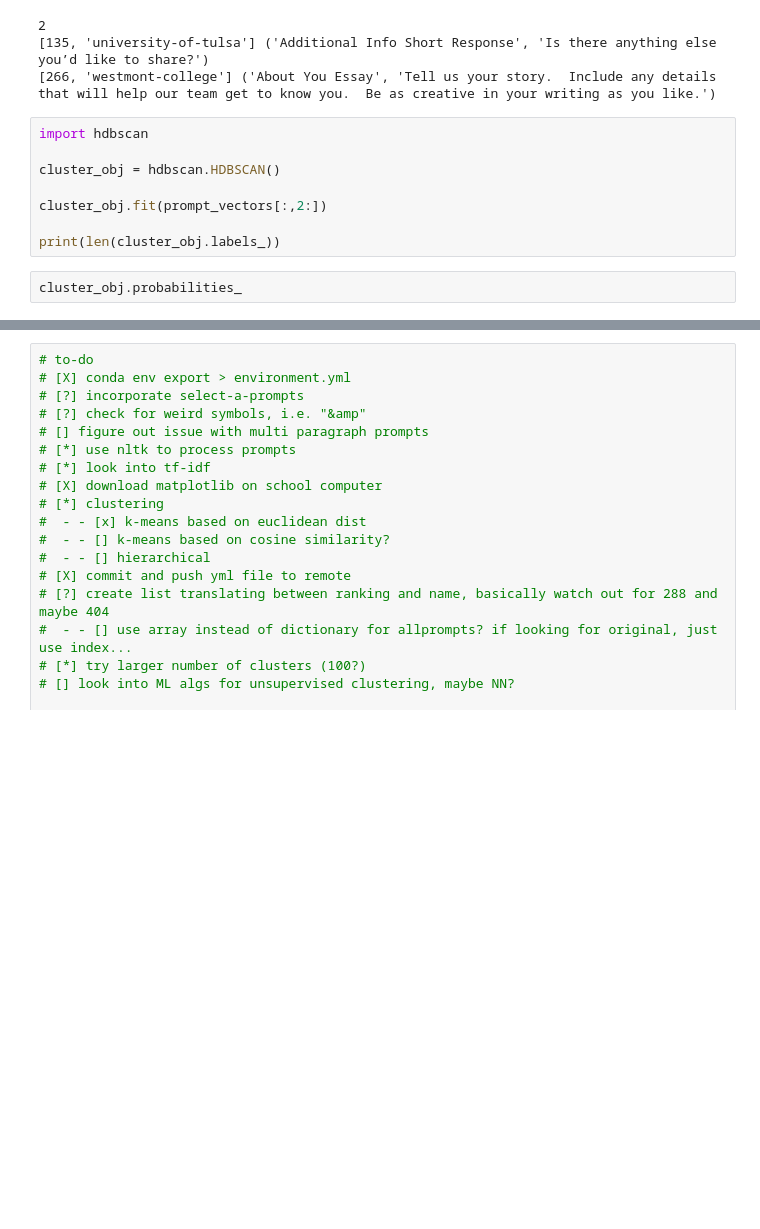
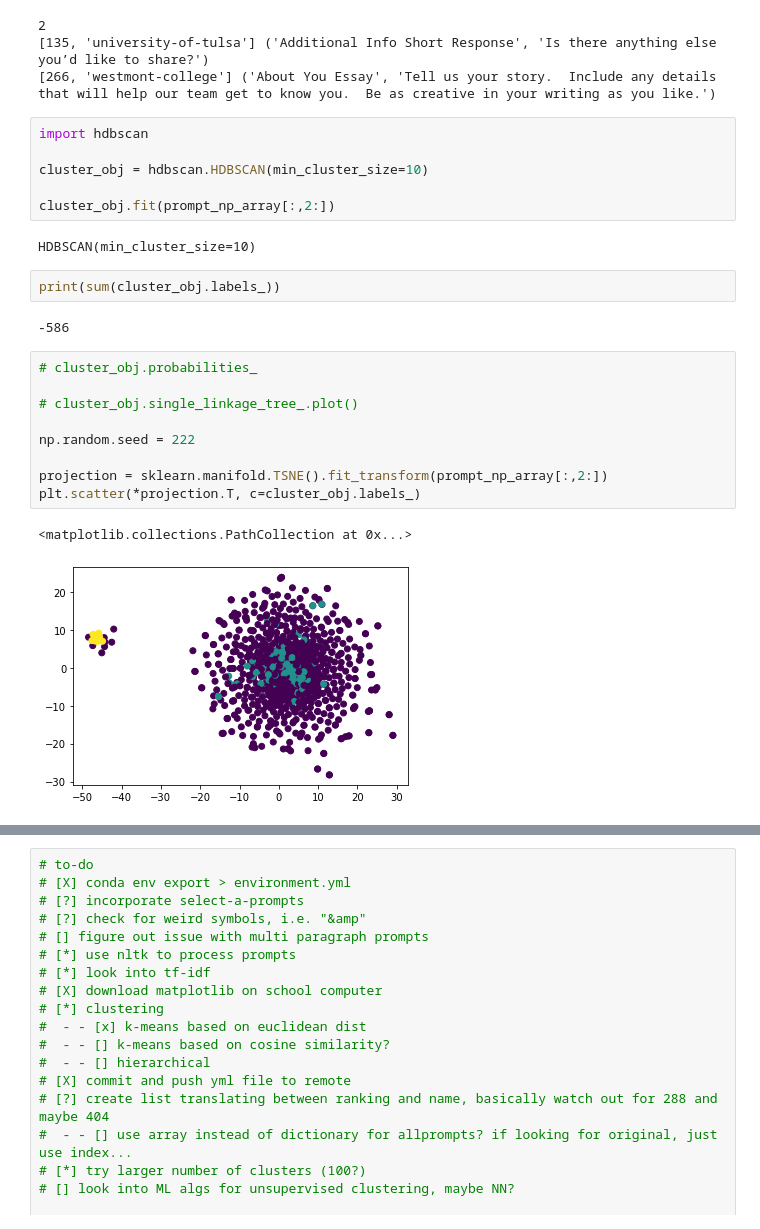
Before and after one commit to vc64/essayGrouping, a Jupyter notebook: essayGrouping.ipynb, the cells around one changed output, grey strips where cells are left out. Drawn from its saved outputs; the diff is of its cells as text; blank space fills up the shorter version.

```diff
--- a/essayGrouping.ipynb
+++ b/essayGrouping.ipynb
@@ -739,10 +746,24 @@ for x in all_clusters[n:n+1]:
 # %%
 import hdbscan
 
-cluster_obj = hdbscan.HDBSCAN()
+cluster_obj = hdbscan.HDBSCAN(min_cluster_size=10)
 
-cluster_obj.fit(prompt_vectors[:,2:])
-
-print(len(cluster_obj.labels_))
+cluster_obj.fit(prompt_np_array[:,2:])
+# %% [output]
+HDBSCAN(min_cluster_size=10)
-# %%
-cluster_obj.probabilities_
+# %%
+print(sum(cluster_obj.labels_))
+# %% [output]
+-586
+# %%
+# cluster_obj.probabilities_
+
+# cluster_obj.single_linkage_tree_.plot()
+
+np.random.seed = 222
+
+projection = sklearn.manifold.TSNE().fit_transform(prompt_np_array[:,2:])
+plt.scatter(*projection.T, c=cluster_obj.labels_)
+# %% [output]
+<matplotlib.collections.PathCollection at 0x...>
+[figure, added]
```
Also changed, not shown: parts of 11 cells of this notebook.
